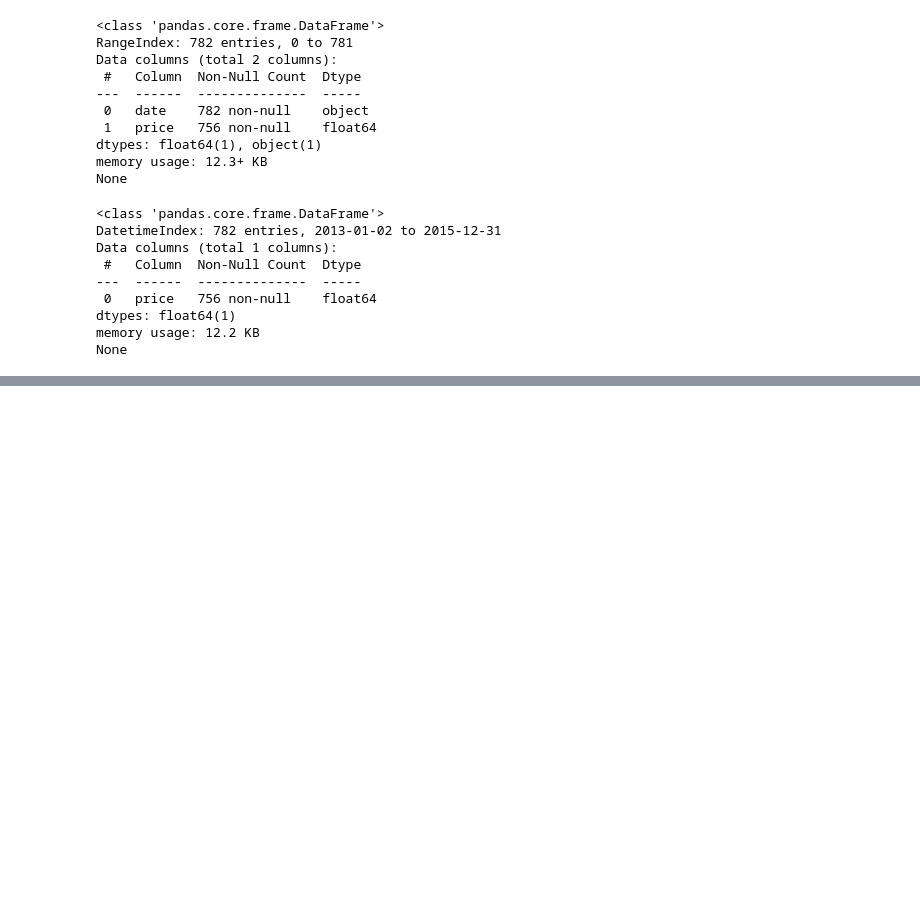
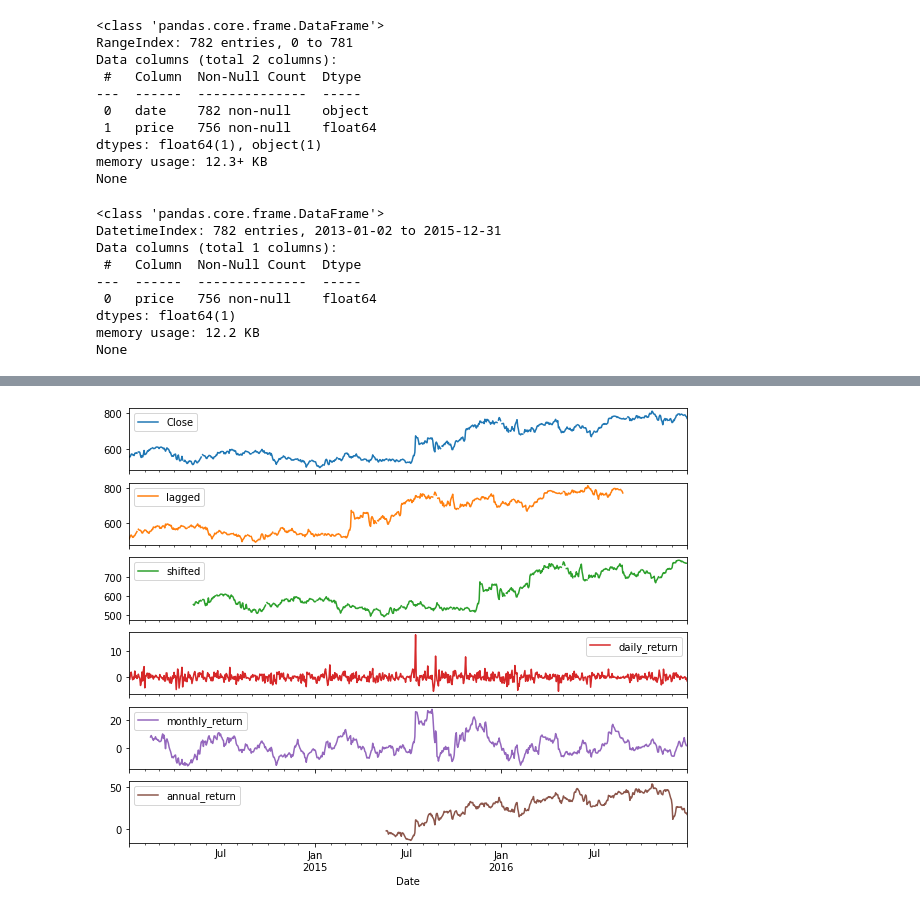
Before and after one commit to Aduzona/Machine_Learning, a Jupyter notebook: 14_Time_Series_with_Python/1_Manipulating_Time_Series_Data_in_Python/1_Working with Time Series in Pandas/1_Working_with_time_series_in_pandas.ipynb, the cells around one changed output, grey strips where cells are left out. Cells and saved outputs as stored; diff of their text form; code cells hidden in the pictures; blank space fills up the shorter version.

```diff
--- a/14_Time_Series_with_Python/1_Manipulating_Time_Series_Data_in_Python/1_Working with Time Series in Pandas/1_Working_with_time_series_in_pandas.ipynb
+++ b/14_Time_Series_with_Python/1_Manipulating_Time_Series_Data_in_Python/1_Working with Time Series in Pandas/1_Working_with_time_series_in_pandas.ipynb
@@ -153,0 +372,15 @@ None
+# %%
+# Create daily_return
+google['daily_return'] = google['Close'].pct_change(periods=1) * 100
+
+# Create monthly_return
+google['monthly_return'] = google['Close'].pct_change(periods=30) * 100
+
+# Create annual_return
+google['annual_return'] = google['Close'].pct_change(periods=360) * 100
+
+# Plot the result
+google.plot(subplots=True,figsize=(10,8))
+plt.show()
+# %% [output]
+[figure, added]
```
Also changed, not shown: parts of 21 cells of this notebook, 15 other files.
